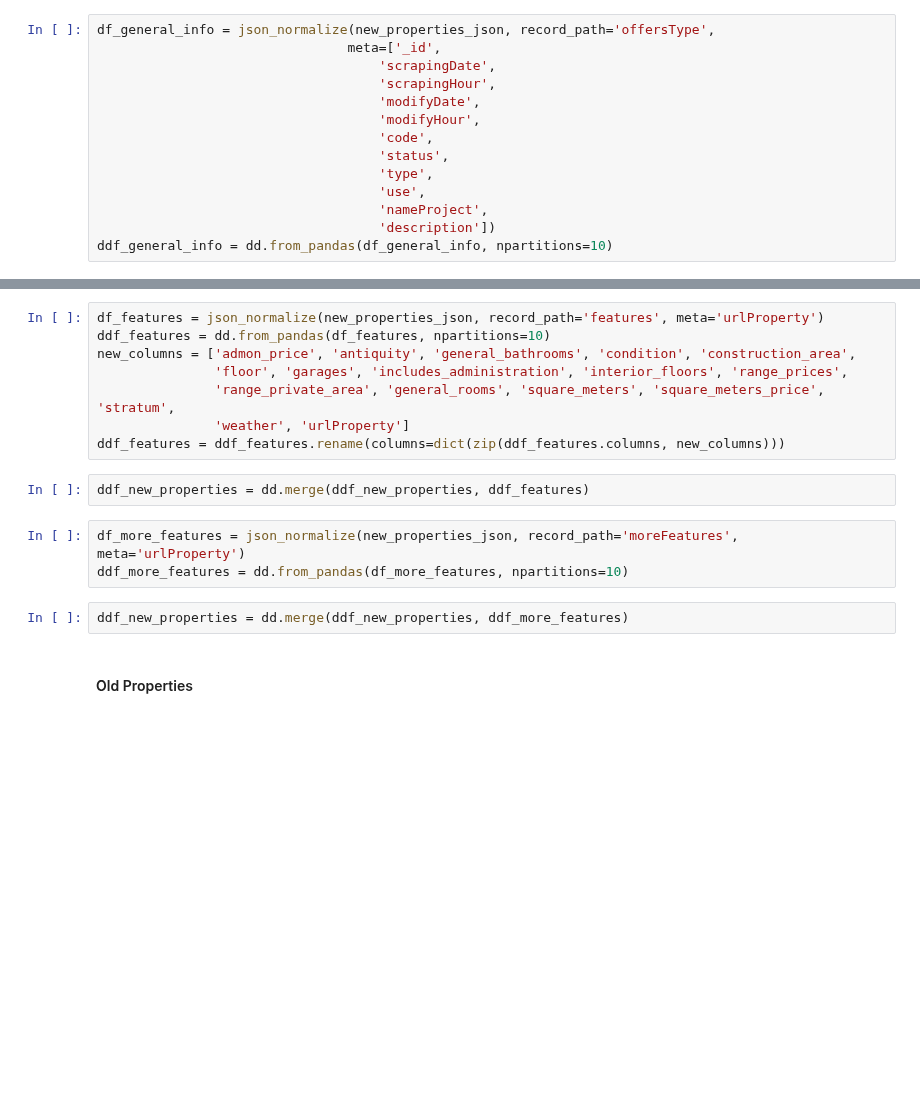
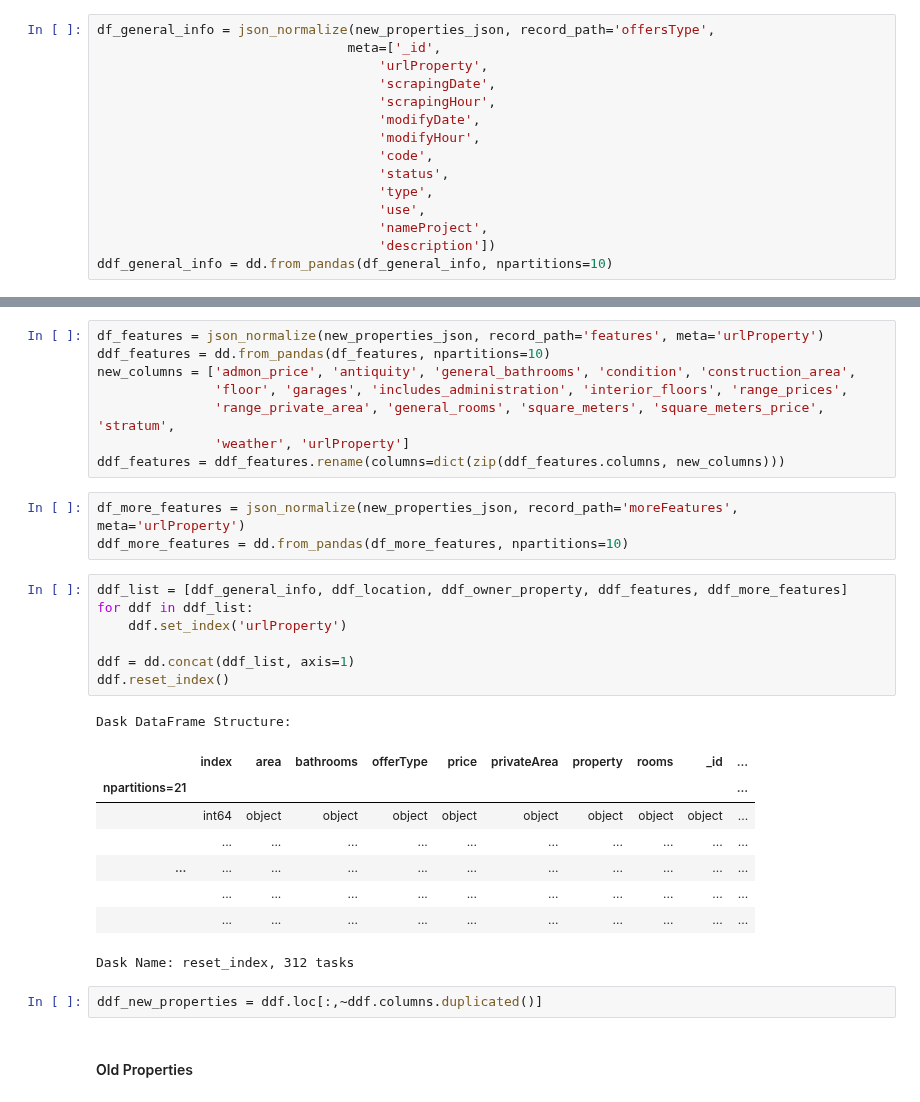
Before and after one commit to stivenramireza/anutibara-web-scraping, a Jupyter notebook: data-cleaning/data_preparation.ipynb, the cells around one changed output, grey strips where cells are left out. Saved outputs shown, nothing was run; the diff lists cells and outputs as text; blank space fills up the shorter version.

Commit message:
New Properties Dask DataFrame

```diff
--- a/data-cleaning/data_preparation.ipynb
+++ b/data-cleaning/data_preparation.ipynb
@@ -51,6 +55,7 @@ new_properties_json = list(properties.find({ 'use': 'Nuevo' }))
 # %%
 df_general_info = json_normalize(new_properties_json, record_path='offersType',
                                 meta=['_id',
+                                    'urlProperty',
                                     'scrapingDate',
                                     'scrapingHour',
                                     'modifyDate',
@@ -80,13 +81,28 @@ new_columns = ['admon_price', 'antiquity', 'general_bathrooms', 'condition', 'co
                'range_private_area', 'general_rooms', 'square_meters', 'square_meters_price', 'stratum',
                'weather', 'urlProperty']
 ddf_features = ddf_features.rename(columns=dict(zip(ddf_features.columns, new_columns)))
-# %%
-ddf_new_properties = dd.merge(ddf_new_properties, ddf_features)
 # %%
 df_more_features = json_normalize(new_properties_json, record_path='moreFeatures', meta='urlProperty')
 ddf_more_features = dd.from_pandas(df_more_features, npartitions=10)
-# %%
-ddf_new_properties = dd.merge(ddf_new_properties, ddf_more_features)
+# %%
+ddf_list = [ddf_general_info, ddf_location, ddf_owner_property, ddf_features, ddf_more_features]
+for ddf in ddf_list:
+    ddf.set_index('urlProperty')
+
+ddf = dd.concat(ddf_list, axis=1)
+ddf.reset_index()
+# %% [output]
+Dask DataFrame Structure:
+|  | index | area | bathrooms | offerType | price | privateArea | property | rooms | _id | ... |
+| npartitions=21 |  |  |  |  |  |  |  |  |  | ... |
+|  | int64 | object | object | object | object | object | object | object | object | ... |
+|  | ... | ... | ... | ... | ... | ... | ... | ... | ... | ... |
+| ... | ... | ... | ... | ... | ... | ... | ... | ... | ... | ... |
+|  | ... | ... | ... | ... | ... | ... | ... | ... | ... | ... |
+|  | ... | ... | ... | ... | ... | ... | ... | ... | ... | ... |
+Dask Name: reset_index, 312 tasks
+# %%
+ddf_new_properties = ddf.loc[:,~ddf.columns.duplicated()]
 # %% [markdown]
 #### Old Properties
 # %%
```
Also changed, not shown: parts of 5 cells of this notebook, 28 other files.
